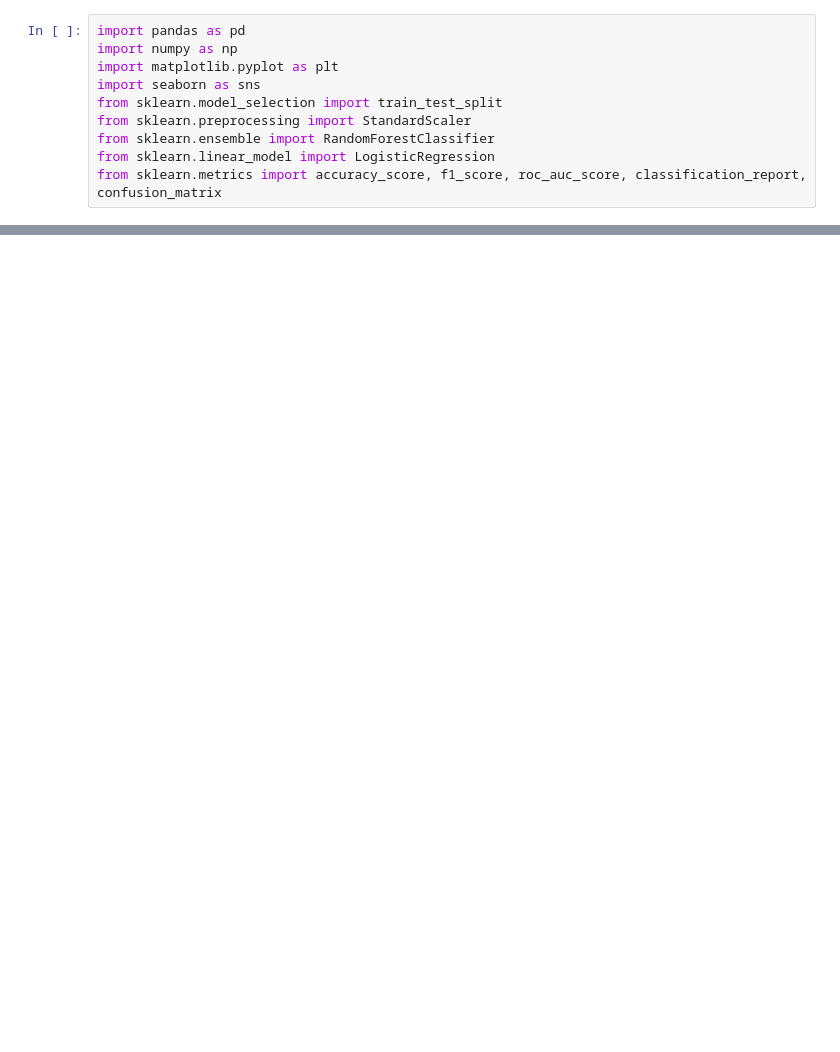
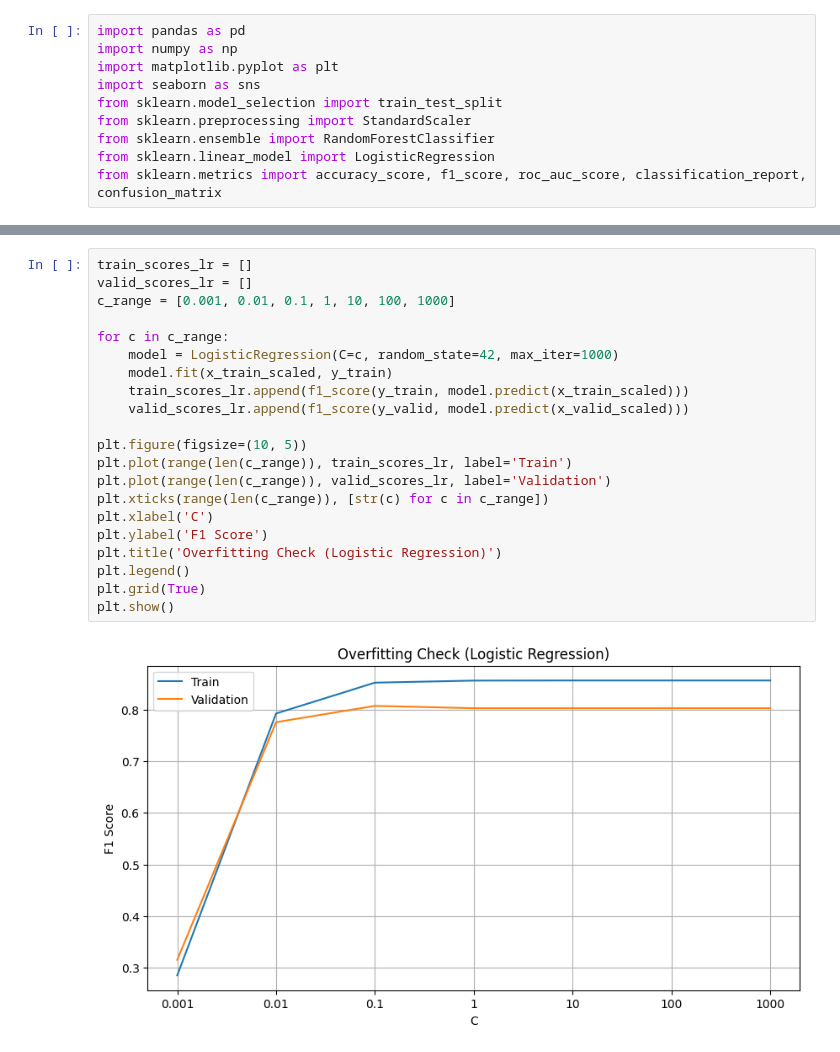
Before and after one commit to simGPT/sw-mlops, a Jupyter notebook: services/model-api/notebooks/churn.ipynb, the cells around one changed output, grey strips where cells are left out. Saved outputs shown, nothing was run; the diff lists cells and outputs as text; blank space fills up the shorter version.

```diff
--- a/services/model-api/notebooks/churn.ipynb
+++ b/services/model-api/notebooks/churn.ipynb
@@ -82,3 +159,26 @@ print(f'ROC-AUC  : {roc_auc_score(y_test, rf_proba):.4f}')
+# %%
+train_scores_lr = []
+valid_scores_lr = []
+c_range = [0.001, 0.01, 0.1, 1, 10, 100, 1000]
+
+for c in c_range:
+    model = LogisticRegression(C=c, random_state=42, max_iter=1000)
+    model.fit(x_train_scaled, y_train)
+    train_scores_lr.append(f1_score(y_train, model.predict(x_train_scaled)))
+    valid_scores_lr.append(f1_score(y_valid, model.predict(x_valid_scaled)))
+
+plt.figure(figsize=(10, 5))
+plt.plot(range(len(c_range)), train_scores_lr, label='Train')
+plt.plot(range(len(c_range)), valid_scores_lr, label='Validation')
+plt.xticks(range(len(c_range)), [str(c) for c in c_range])
+plt.xlabel('C')
+plt.ylabel('F1 Score')
+plt.title('Overfitting Check (Logistic Regression)')
+plt.legend()
+plt.grid(True)
+plt.show()
+# %% [output]
+[figure, added]
 # %%
 # 피처 중요도 (Random Forest)
 importances = pd.Series(rf.feature_importances_, index=FEATURES).sort_values(ascending=False)
```
Also changed, not shown: parts of 10 cells of this notebook.
